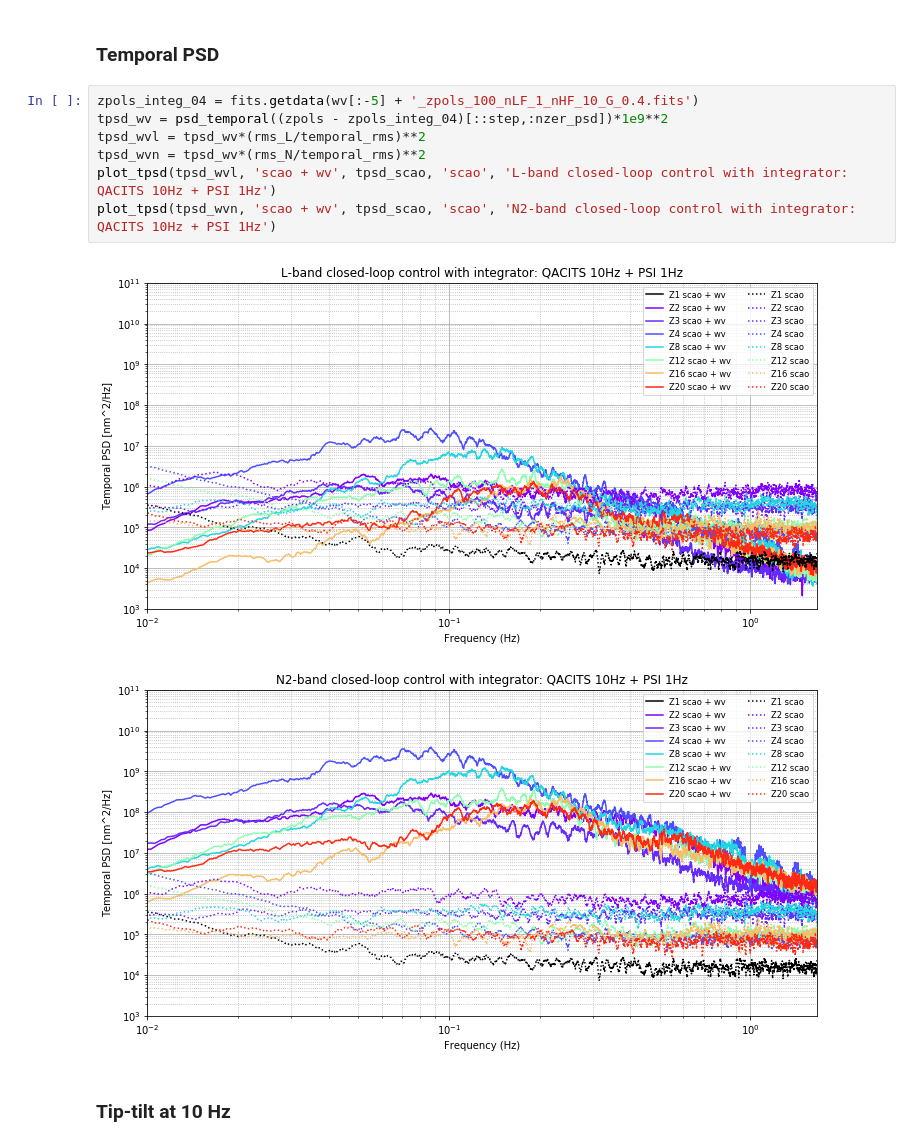
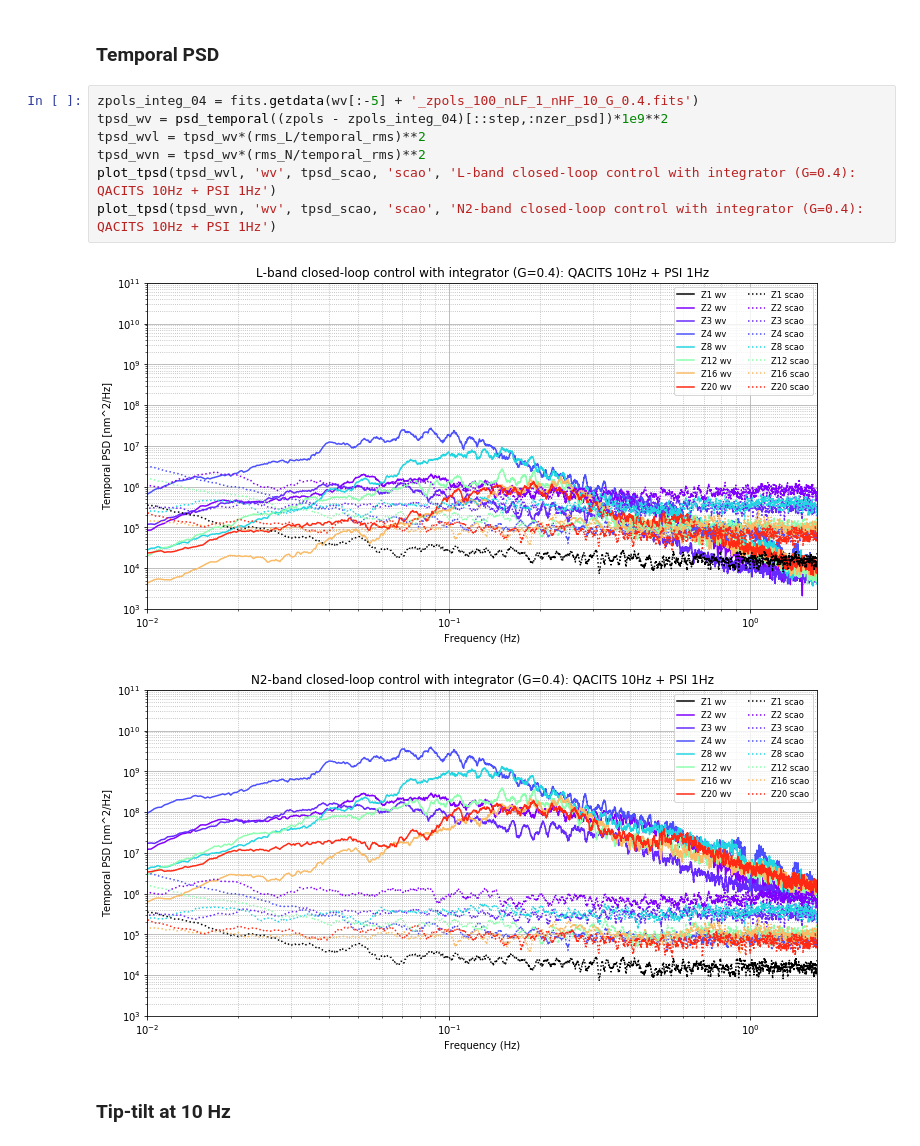
Before and after one commit to vortex-exoplanet/HEEPS, a Jupyter notebook: tools/water_vapor/closed_loop_control.ipynb, the cells around one changed output. Cells and saved outputs as stored; diff of their text form.

```diff
--- a/tools/water_vapor/closed_loop_control.ipynb
+++ b/tools/water_vapor/closed_loop_control.ipynb
@@ -249,13 +250,13 @@ getdata /mnt/disk4tb/METIS/METIS_CBASIC_CUBES/water_vapor/cube_Cbasic_20210601_3
 # %%
 zpols_integ_04 = fits.getdata(wv[:-5] + '_zpols_100_nLF_1_nHF_10_G_0.4.fits')
 tpsd_wv = psd_temporal((zpols - zpols_integ_04)[::step,:nzer_psd])*1e9**2
 tpsd_wvl = tpsd_wv*(rms_L/temporal_rms)**2
 tpsd_wvn = tpsd_wv*(rms_N/temporal_rms)**2
-plot_tpsd(tpsd_wvl, 'scao + wv', tpsd_scao, 'scao', 'L-band closed-loop control with integrator: QACITS 10Hz + PSI 1Hz')
-plot_tpsd(tpsd_wvn, 'scao + wv', tpsd_scao, 'scao', 'N2-band closed-loop control with integrator: QACITS 10Hz + PSI 1Hz')
+plot_tpsd(tpsd_wvl, 'wv', tpsd_scao, 'scao', 'L-band closed-loop control with integrator (G=0.4): QACITS 10Hz + PSI 1Hz')
+plot_tpsd(tpsd_wvn, 'wv', tpsd_scao, 'scao', 'N2-band closed-loop control with integrator (G=0.4): QACITS 10Hz + PSI 1Hz')
 # %% [output]
-[figure, old version]
+[figure, new version]
-[figure, old version]
+[figure, new version]
 # %% [markdown]
 ### Tip-tilt at 10 Hz
 # %%
```
Also changed, not shown: parts of 14 cells of this notebook.
